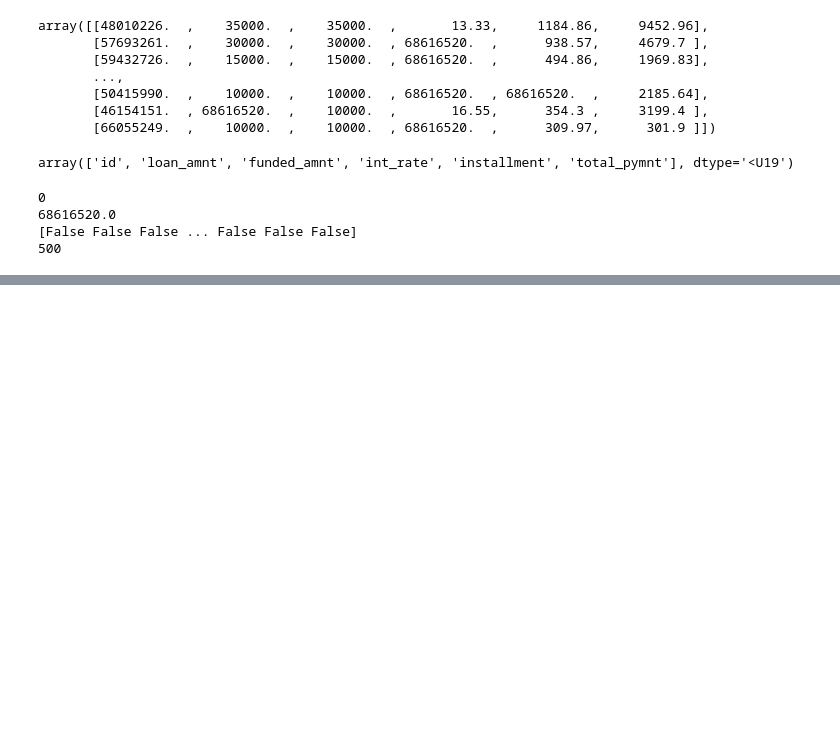
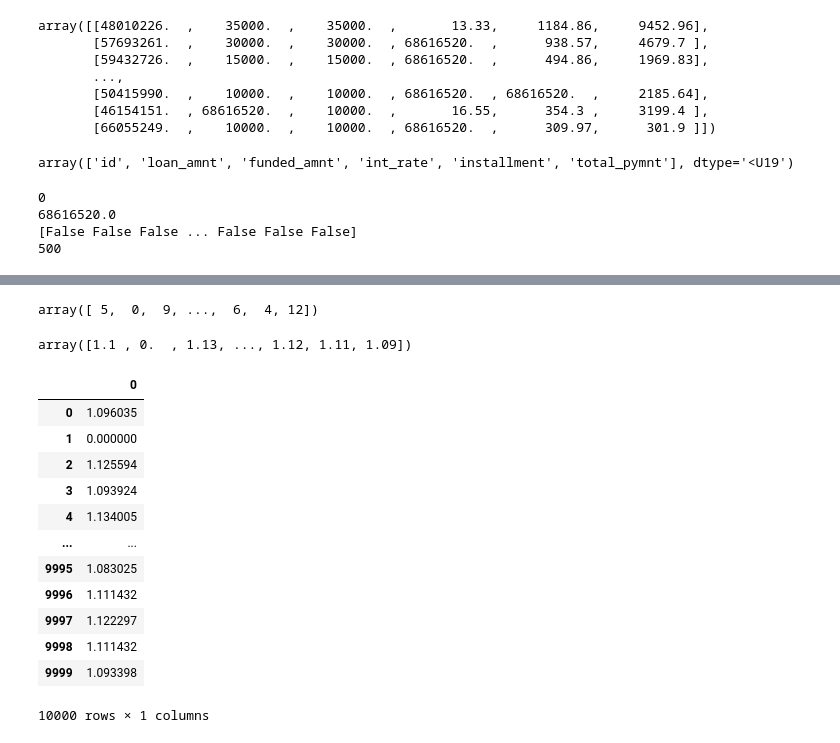
Before and after one commit to EduardoBran/Python_-_Estrutura-de-Dados-com-NumPy, a Jupyter notebook: 7.Estudo_de_Caso_-_Limpeza_e_Pre_processamento_de_Dados_com_NumPy.ipynb, the cells around one changed output, grey strips where cells are left out. Cells and saved outputs as stored; diff of their text form; code cells hidden in the pictures; blank space fills up the shorter version.

```diff
--- a/7.Estudo_de_Caso_-_Limpeza_e_Pre_processamento_de_Dados_com_NumPy.ipynb
+++ b/7.Estudo_de_Caso_-_Limpeza_e_Pre_processamento_de_Dados_com_NumPy.ipynb
@@ -791,0 +794,6 @@ arr_numeric[:,2] = np.where(arr_numeric[:,2] == valor_coringa, arr_stats[0, colu
+# %%
+# Loop para substituir o valor ausente (valor_coringa) pelos valores do array de estatísticas
+for i in [1,3,4,5]:
+    arr_numeric[:,i] = np.where(arr_numeric[:,i] == valor_coringa,
+                                arr_stats[2, colunas_numericas[i]],
+                                arr_numeric[:,i])
@@ -791,0 +865,42 @@ arr_numeric[:,2] = np.where(arr_numeric[:,2] == valor_coringa, arr_stats[0, colu
+# %%
+# Re-lembrando que a coluna 0 é o mês (issue_date)
+arr_strings[:, 0]
+# %% [output]
+array([ 5,  0,  9, ...,  6,  4, 12])
+# %%
+# Vamos atribuir valores da coluna 0 a um novo objeto
+exchange_rate = arr_strings[:, 0]
+# %%
+# Precisamos agorar casar o mês (issue_date, dataset1) com a taxa de câmbio daquele mês (dataset2)
+
+# O código itera sobre a coluna issue_date (que contém os meses) do primeiro dataset.
+# Para cada valor dessa coluna (cada mês), ele busca a taxa de câmbio correspondente no array dados_cot
+# (que já contém as taxas de câmbio para cada mês) e atribui essa taxa a um novo array, baseando-se na posição
+# que corresponde ao mês (ajustado pelo fato de que os meses começam do índice 0 em Python).
+
+# Loop para preencher a variável exchange_rate com a taxa correspondente ao mês
+# Usamos dados_cot[i - 1] devido a forma como carregamos os meses para comportar o zero
+for i in range(1,13):
+    exchange_rate = np.where(exchange_rate == i, dados_cot[i - 1], exchange_rate)
+# %%
+exchange_rate
+# %% [output]
+array([1.1 , 0.  , 1.13, ..., 1.12, 1.11, 1.09])
+# %%
+# Convertendo o dataset para um DataFrame do Pandas 2 (visualizando dados carregados como string)
+df_exchange_rate = pd.DataFrame(exchange_rate)
+df_exchange_rate
+# %% [output]
+|  | 0 |
+| 0 | 1.096035 |
+| 1 | 0.000000 |
+| 2 | 1.125594 |
+| 3 | 1.093924 |
+| 4 | 1.134005 |
+| ... | ... |
+| 9995 | 1.083025 |
+| 9996 | 1.111432 |
+| 9997 | 1.122297 |
+| 9998 | 1.111432 |
+| 9999 | 1.093398 |
+10000 rows × 1 columns
```
Also changed, not shown: parts of 42 cells of this notebook, 1 other file.
